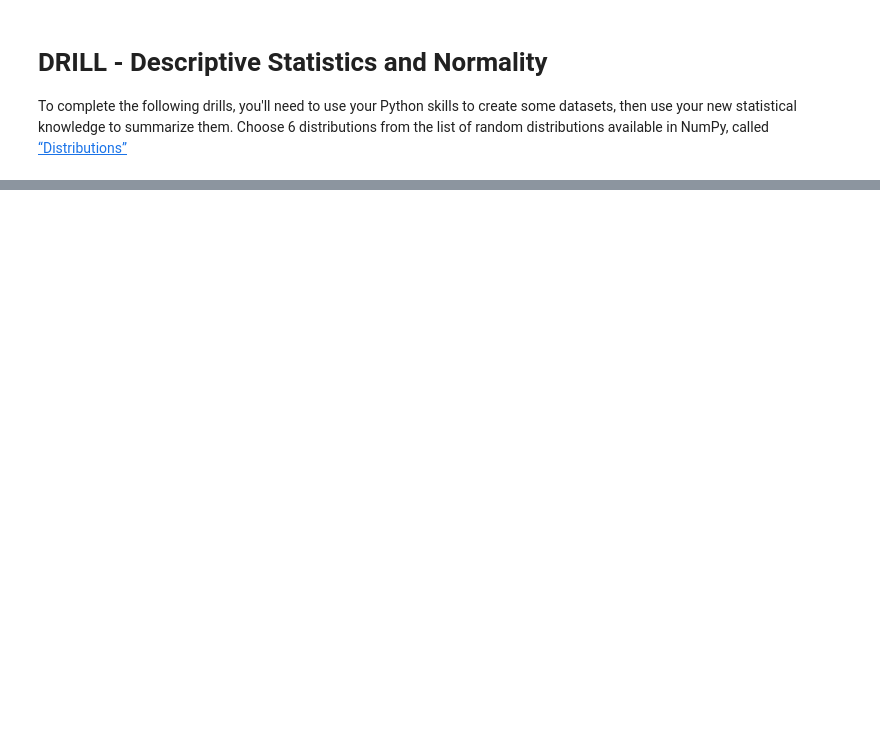
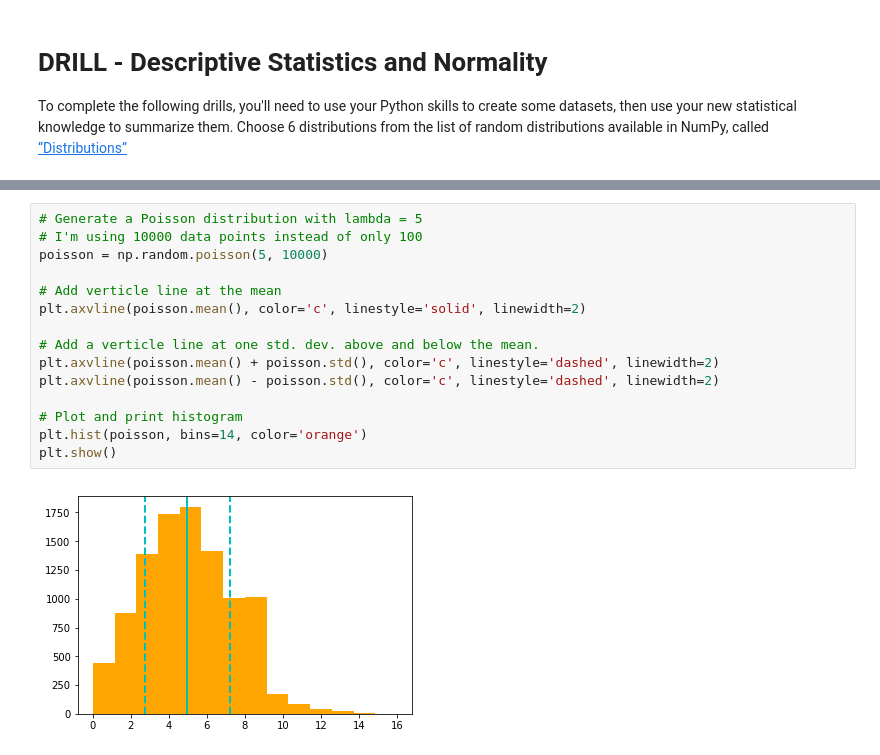
Before and after one commit to colettekenney/DRILL_SUBMISSIONS, a Jupyter notebook: 3.3.4 Drill Submission.ipynb, the cells around one changed output, grey strips where cells are left out. Saved outputs shown, nothing was run; the diff lists cells and outputs as text; blank space fills up the shorter version.

```diff
--- a/3.3.4 Drill Submission.ipynb
+++ b/3.3.4 Drill Submission.ipynb
@@ -10,0 +82,17 @@ To complete the following drills, you'll need to use your Python skills to creat
+# %%
+# Generate a Poisson distribution with lambda = 5
+# I'm using 10000 data points instead of only 100
+poisson = np.random.poisson(5, 10000)
+
+# Add verticle line at the mean
+plt.axvline(poisson.mean(), color='c', linestyle='solid', linewidth=2)
+
+# Add a verticle line at one std. dev. above and below the mean.
+plt.axvline(poisson.mean() + poisson.std(), color='c', linestyle='dashed', linewidth=2)
+plt.axvline(poisson.mean() - poisson.std(), color='c', linestyle='dashed', linewidth=2)
+
+# Plot and print histogram
+plt.hist(poisson, bins=14, color='orange')
+plt.show()
+# %% [output]
+[figure, added]
```
Also changed, not shown: parts of 15 cells of this notebook.
